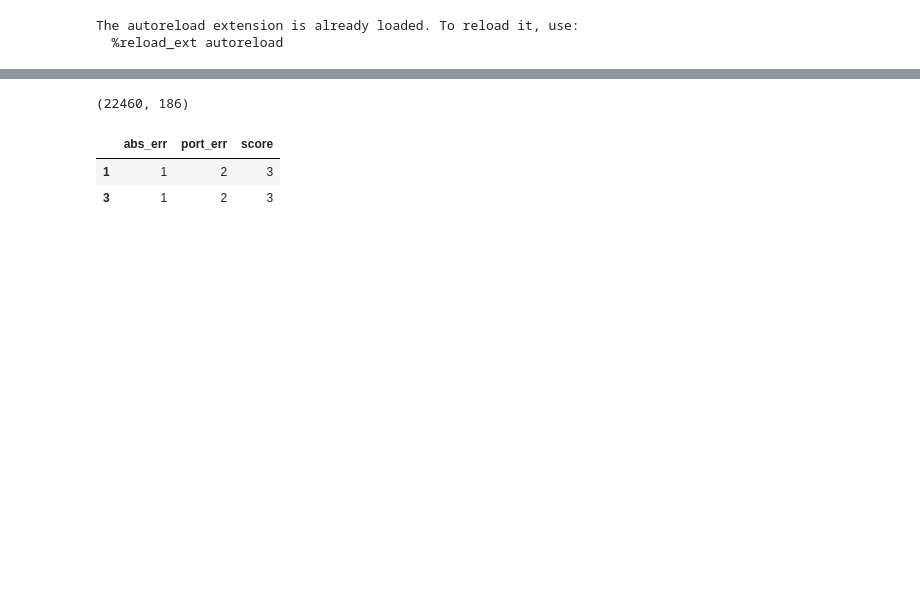
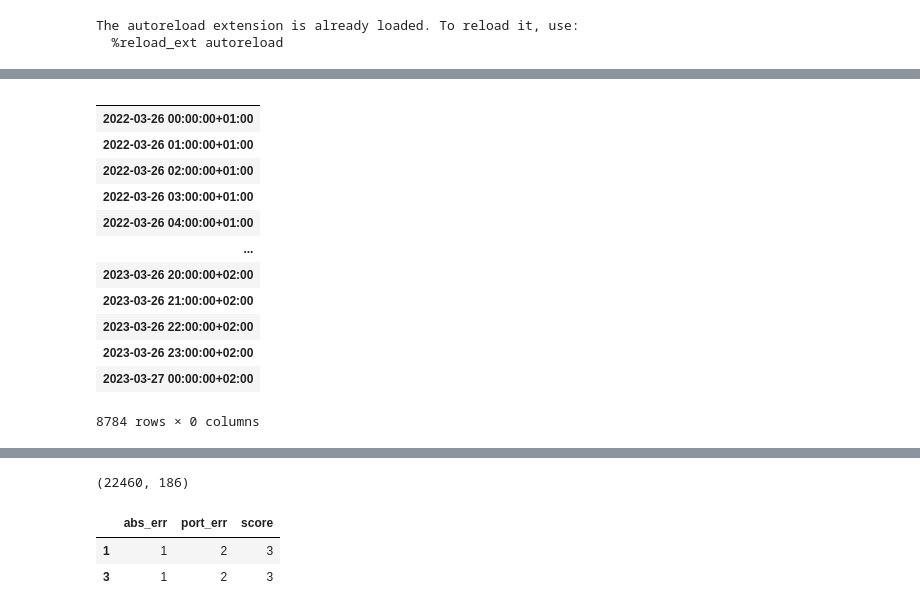
Before and after one commit to shyngys-aitkazinov/data-workspace, a Jupyter notebook: main.ipynb, the cells around one changed output, grey strips where cells are left out. Saved outputs shown, nothing was run; the diff lists cells and outputs as text; code cells hidden in the pictures; blank space fills up the shorter version.

```diff
--- a/main.ipynb
+++ b/main.ipynb
@@ -127,0 +141,16 @@ training_set
+# %%
+df["2022-03-26":"2023-03-27"]
+# %% [output]
+|  |
+| 2022-03-26 00:00:00+01:00 |
+| 2022-03-26 01:00:00+01:00 |
+| 2022-03-26 02:00:00+01:00 |
+| 2022-03-26 03:00:00+01:00 |
+| 2022-03-26 04:00:00+01:00 |
+| ... |
+| 2023-03-26 20:00:00+02:00 |
+| 2023-03-26 21:00:00+02:00 |
+| 2023-03-26 22:00:00+02:00 |
+| 2023-03-26 23:00:00+02:00 |
+| 2023-03-27 00:00:00+02:00 |
+8784 rows × 0 columns
```
Also changed, not shown: parts of 17 cells of this notebook, 3 other files.
